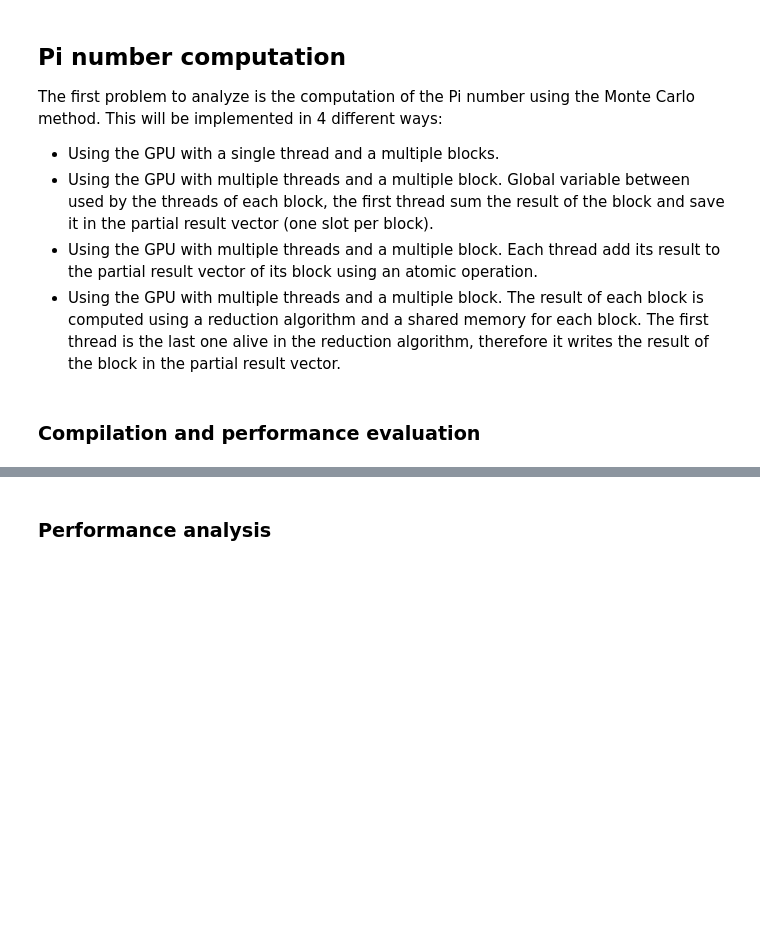
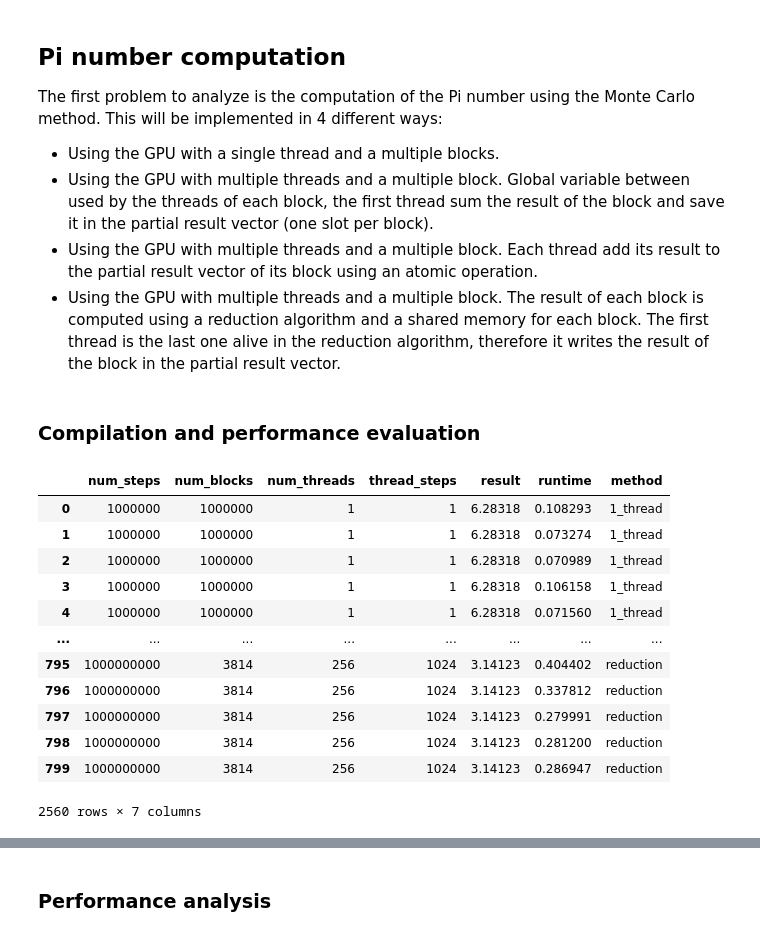
Before and after one commit to patriciobcs/multiprocessing-analysis, a Jupyter notebook: cuda/analysis.ipynb, the cells around one changed output, grey strips where cells are left out. Saved outputs shown, nothing was run; the diff lists cells and outputs as text; code cells hidden in the pictures; blank space fills up the shorter version.

```diff
--- a/cuda/analysis.ipynb
+++ b/cuda/analysis.ipynb
@@ -29,12 +29,27 @@ The first problem to analyze is the computation of the Pi number using the Monte
 # %%
 df_pi_1_thread = pd.read_csv("pi.csv")
 df_pi_mt = pd.read_csv("pi_mt.csv")
 df_pi_atomic = pd.read_csv("pi_atomic.csv")
 df_pi_msr = pd.read_csv("pi_msr.csv")
 
 df_pi_1_thread["method"] = "1_thread"
 df_pi_mt["method"] = "n_threads"
 df_pi_atomic["method"] = "atomic"
 df_pi_msr["method"] = "reduction"
 
 df_pi = pd.concat([df_pi_1_thread, df_pi_mt, df_pi_atomic, df_pi_msr])
+df_pi
+# %% [output]
+|  | num_steps | num_blocks | num_threads | thread_steps | result | runtime | method |
+| 0 | 1000000 | 1000000 | 1 | 1 | 6.28318 | 0.108293 | 1_thread |
+| 1 | 1000000 | 1000000 | 1 | 1 | 6.28318 | 0.073274 | 1_thread |
+| 2 | 1000000 | 1000000 | 1 | 1 | 6.28318 | 0.070989 | 1_thread |
+| 3 | 1000000 | 1000000 | 1 | 1 | 6.28318 | 0.106158 | 1_thread |
+| 4 | 1000000 | 1000000 | 1 | 1 | 6.28318 | 0.071560 | 1_thread |
+| ... | ... | ... | ... | ... | ... | ... | ... |
+| 795 | 1000000000 | 3814 | 256 | 1024 | 3.14123 | 0.404402 | reduction |
+| 796 | 1000000000 | 3814 | 256 | 1024 | 3.14123 | 0.337812 | reduction |
+| 797 | 1000000000 | 3814 | 256 | 1024 | 3.14123 | 0.279991 | reduction |
+| 798 | 1000000000 | 3814 | 256 | 1024 | 3.14123 | 0.281200 | reduction |
+| 799 | 1000000000 | 3814 | 256 | 1024 | 3.14123 | 0.286947 | reduction |
+2560 rows × 7 columns
```
Also changed, not shown: parts of 3 cells of this notebook, 1 other file.
